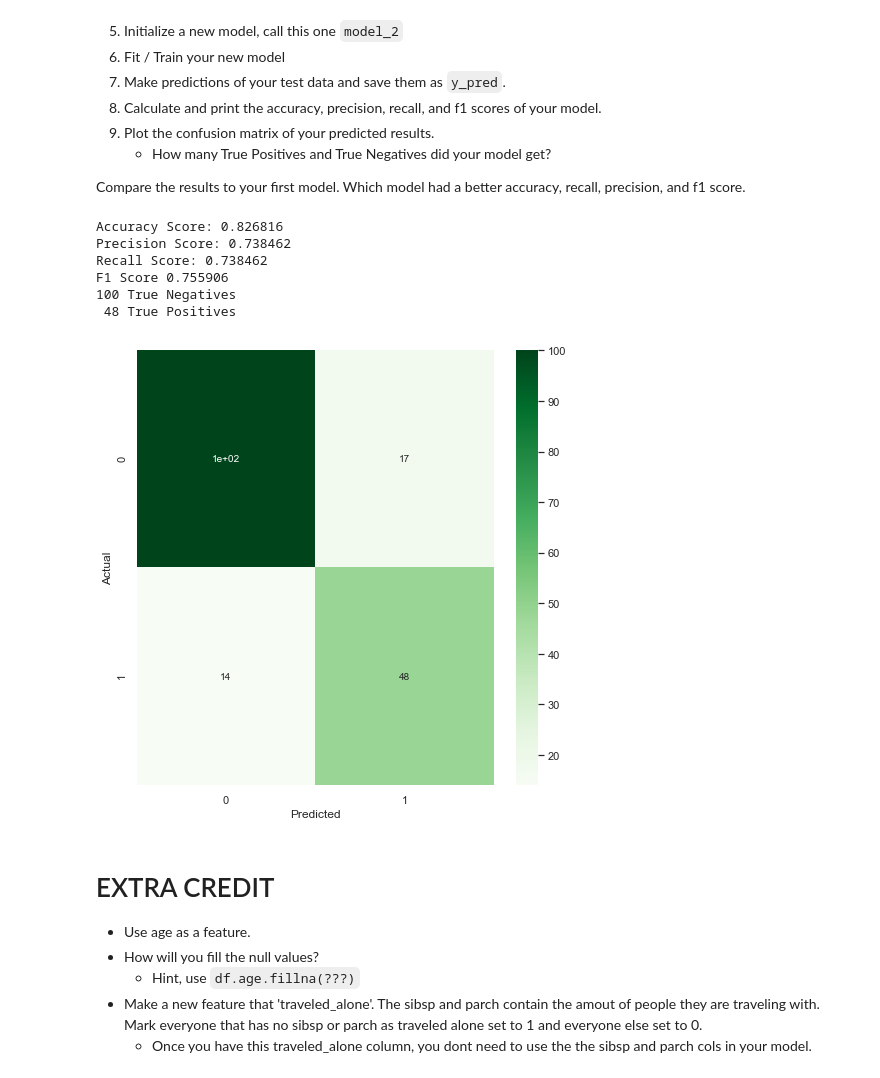
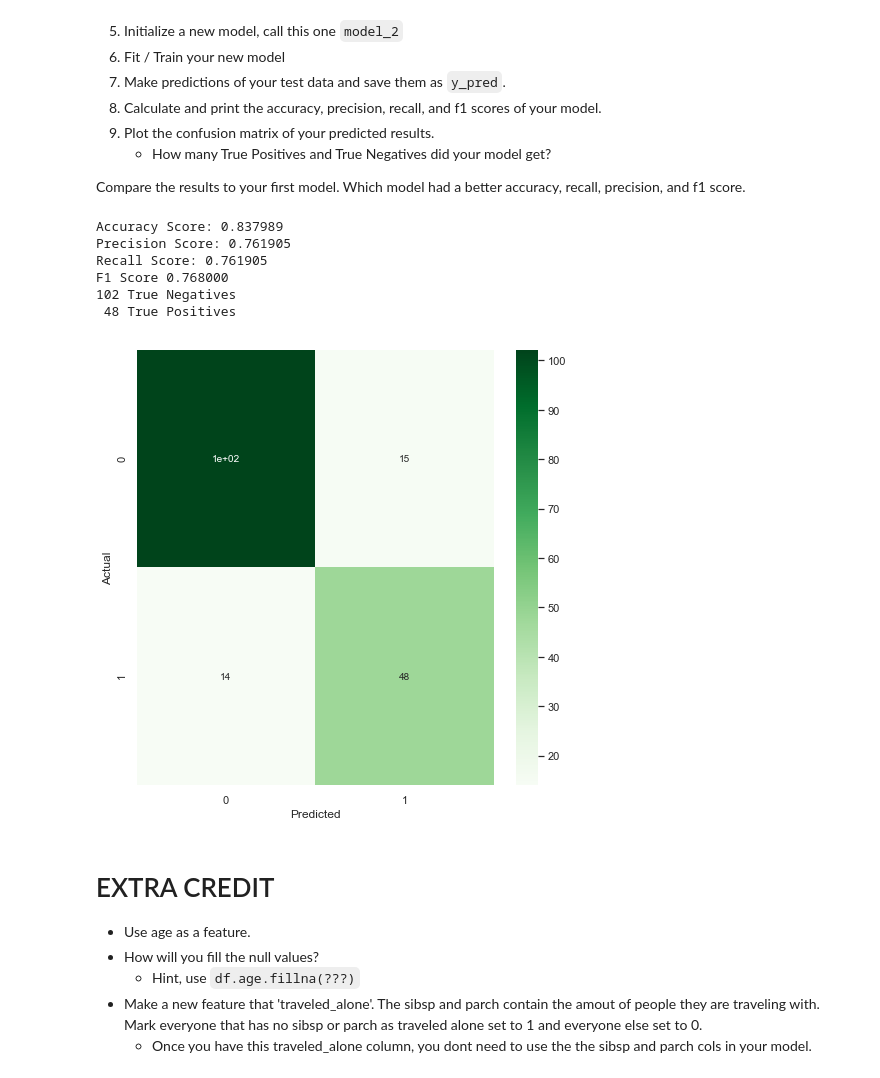
Before and after one commit to jzhao113/2020-fall-data-science, a Jupyter notebook: Week4-ML-Intro-Classification/Exercise-Logistic-Regression.ipynb, the cells around one changed output. Cells and saved outputs as stored; diff of their text form; code cells hidden in the pictures.

```diff
--- a/Week4-ML-Intro-Classification/Exercise-Logistic-Regression.ipynb
+++ b/Week4-ML-Intro-Classification/Exercise-Logistic-Regression.ipynb
@@ -203,7 +203,7 @@ df = pd.read_csv('data/titanic.csv')
 df = pd.get_dummies(df, columns = ["sex", "pclass","embarked"], drop_first=True)
 
 # Update your `selected_features` to include the new pclass and embarked features.
-selected_features = ["fare", "sex_male","pclass_2","pclass_3","embarked_Q","embarked_S"]
+selected_features = ["fare", "sex_male","pclass_2","pclass_3","embarked_Q","embarked_S","sibsp","parch"]
 
 # Define your X and y variables
 X = df[selected_features]
@@ -223,39 +223,39 @@ model_2.fit(X_train,y_train)
 y_pred = model_2.predict(X_test)
 
 # Calculate our accuracy
 accuracy_2 = accuracy_score(y_test, y_pred)
 
 # Calculate our precision score
 precision_2 = precision_score(y_test, y_pred)
 
 # Calculate our recall score
 recall_2 = precision_score(y_test,y_pred)
 
 # Calculate your f1-score
 f1_2 = f1_score(y_test, y_pred)
 
 # Print each of our scores to inspect performance.
 print("Accuracy Score: %f" % accuracy_2)
 print("Precision Score: %f" % precision_2)
 print("Recall Score: %f" % recall_2)
 print('F1 Score %f' % f1_2)
 
 # Plot your confusion matrix.
 cm = confusion_matrix(y_test, y_pred)
 tn, fp, fn, tp = confusion_matrix(y_test, y_pred).ravel()
 fig = plt.figure(figsize=(8,8))
 ax = sns.heatmap(cm, annot=True, cmap='Greens')
 plt.xlabel('Predicted')
 plt.ylabel('Actual');
 print(cm[0][0],'True Negatives\n', cm[1][1],'True Positives')
 # %% [output]
-Accuracy Score: 0.826816
-Precision Score: 0.738462
-Recall Score: 0.738462
-F1 Score 0.755906
-100 True Negatives
+Accuracy Score: 0.837989
+Precision Score: 0.761905
+Recall Score: 0.761905
+F1 Score 0.768000
+102 True Negatives
  48 True Positives
-[figure, old version]
+[figure, new version]
 # %% [markdown]
 # EXTRA CREDIT
 * Use age as a feature.
```
Also changed, not shown: parts of 1 cell of this notebook.
